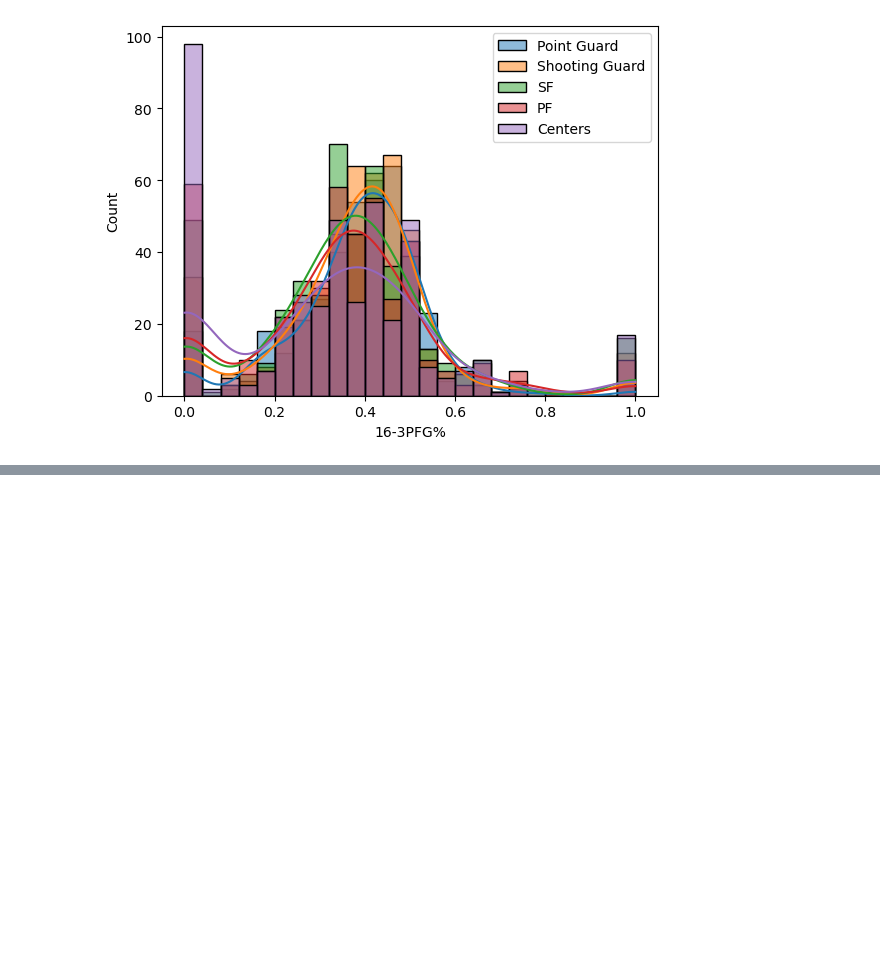
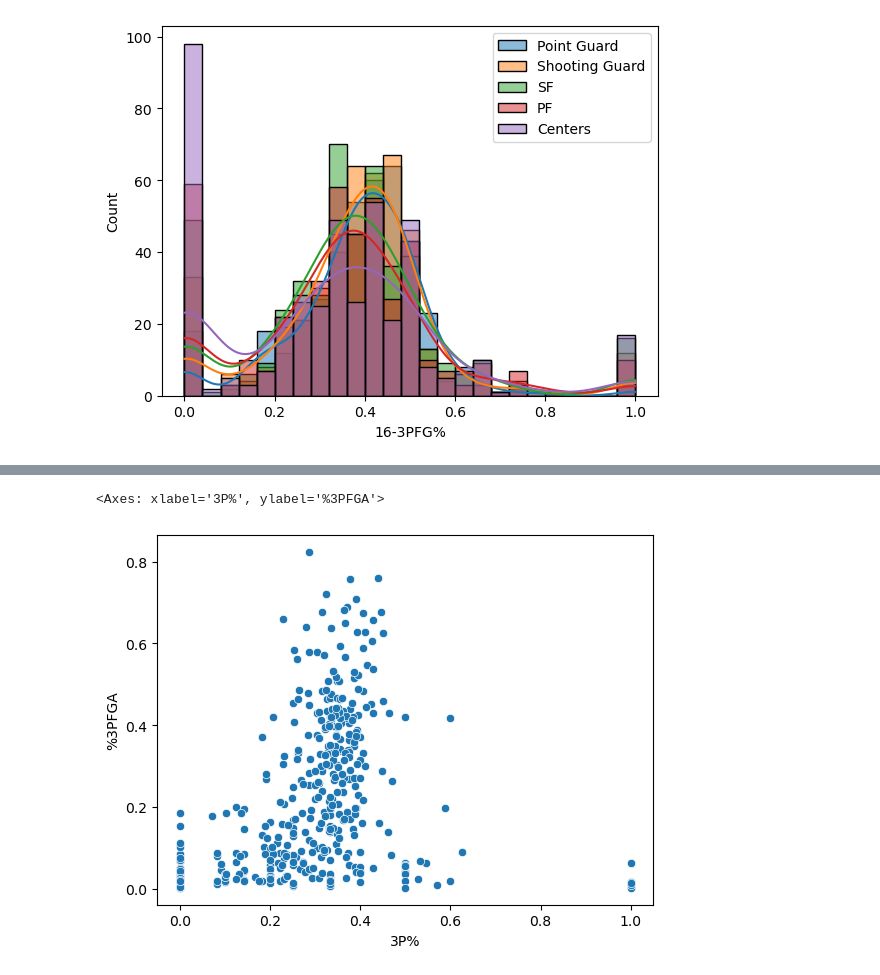
Before and after one commit to ofiore/BasketballClusteringCSE5825, a Jupyter notebook: Code/DataExploration.ipynb, the cells around one changed output, grey strips where cells are left out. Cells and saved outputs as stored; diff of their text form; code cells hidden in the pictures; blank space fills up the shorter version.

```diff
--- a/Code/DataExploration.ipynb
+++ b/Code/DataExploration.ipynb
@@ -196,0 +230,5 @@ plt.legend()
+# %%
+sns.scatterplot(data = c, x = '3P%', y = '%3PFGA',)
+# %% [output]
+<Axes: xlabel='3P%', ylabel='%3PFGA'>
+[figure, added]
```
Also changed, not shown: parts of 3 cells of this notebook, 2 other files.
